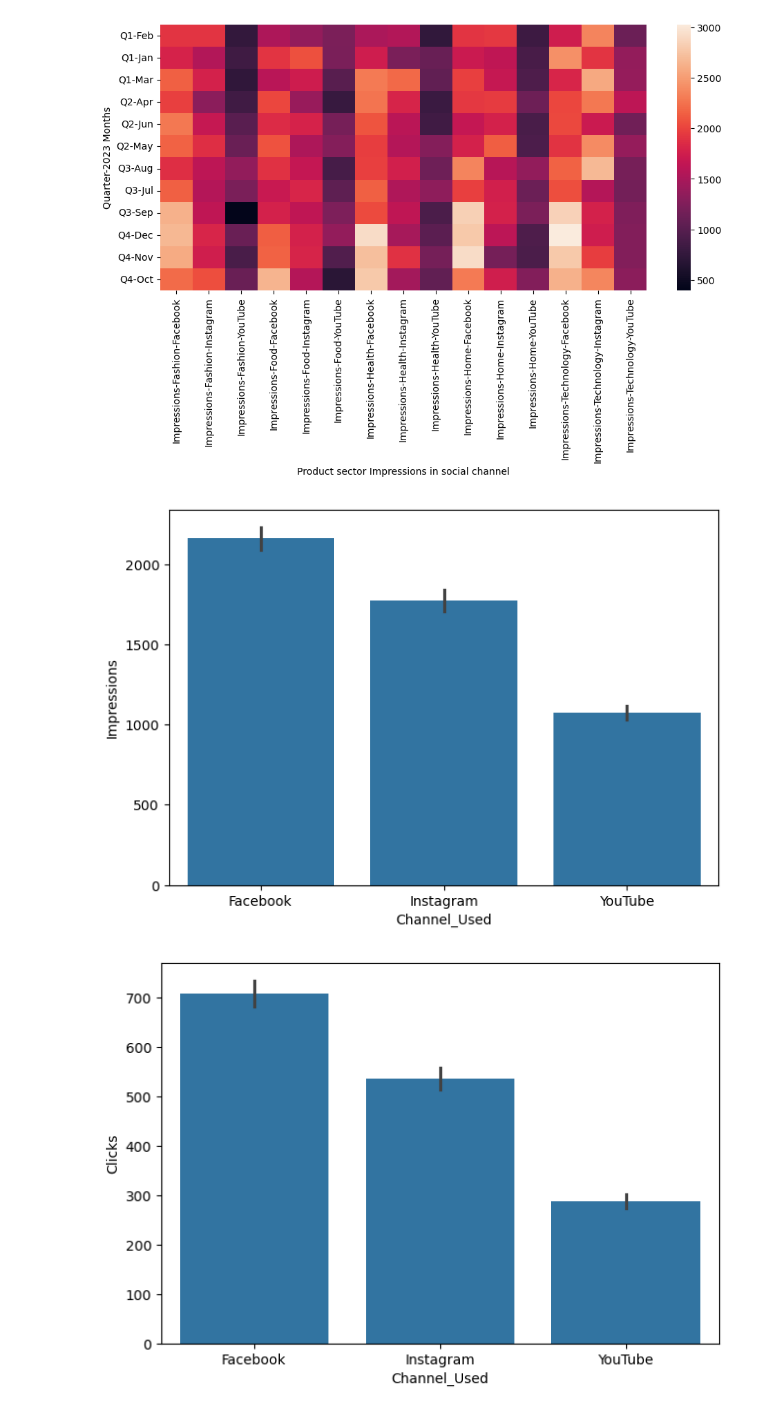
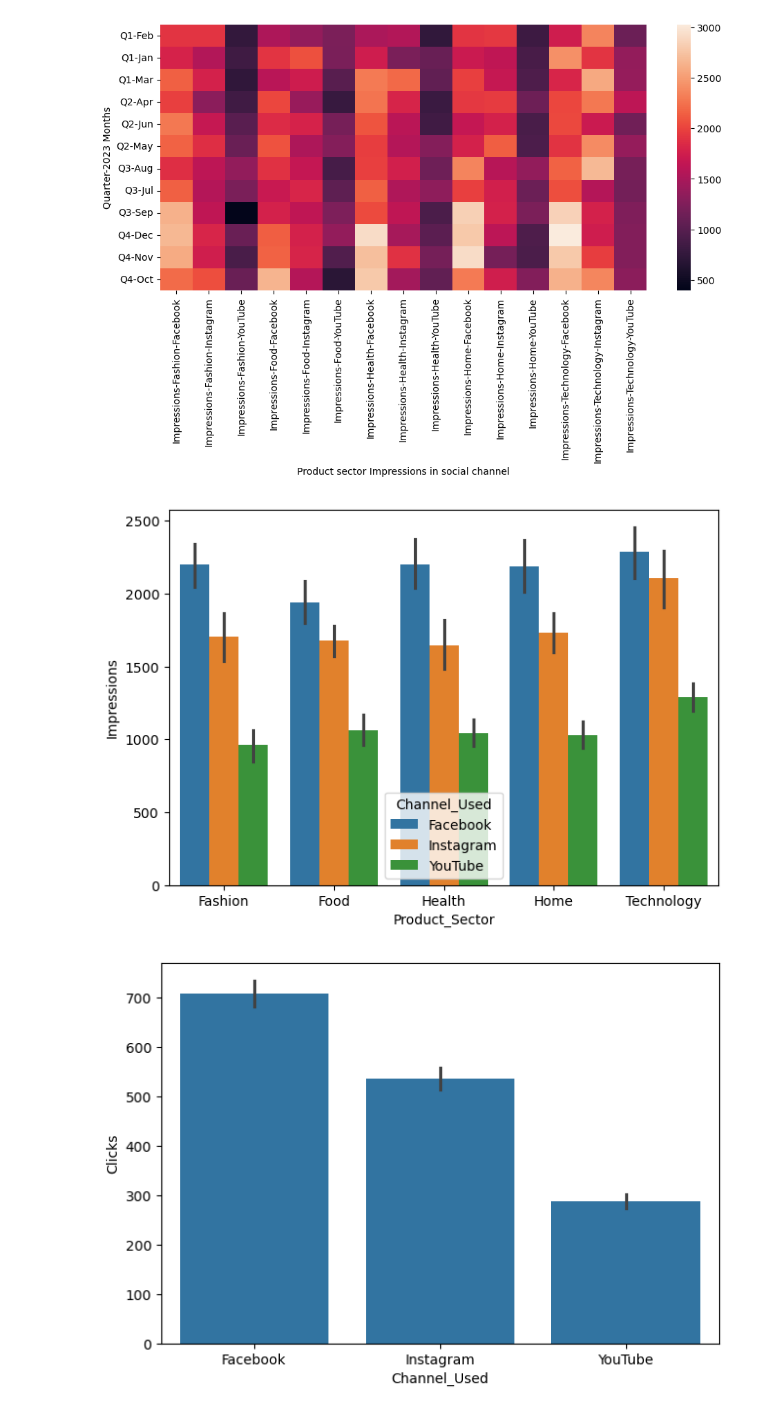
Before and after one commit to taimoorrauf607/2, a Jupyter notebook: data cleaning.ipynb, the cells around one changed output. Cells and saved outputs as stored; diff of their text form; code cells hidden in the pictures.

Commit message:
add data cleaning notebook

```diff
--- a/data cleaning.ipynb
+++ b/data cleaning.ipynb
@@ -373,10 +373,10 @@ plt.show()
 # %%
 plt.figure(figsize=(16,5))
 plt.subplot(121)
-sns.barplot(data=df,x='Channel_Used',y='Impressions')
+sns.barplot(data=df,x='Product_Sector',y='Impressions', hue='Channel_Used',estimator='mean')
 plt.show()
 # %% [output]
-[figure, old version]
+[figure, new version]
 # %%
 plt.figure(figsize=(16,5))
 plt.subplot(121)
```
